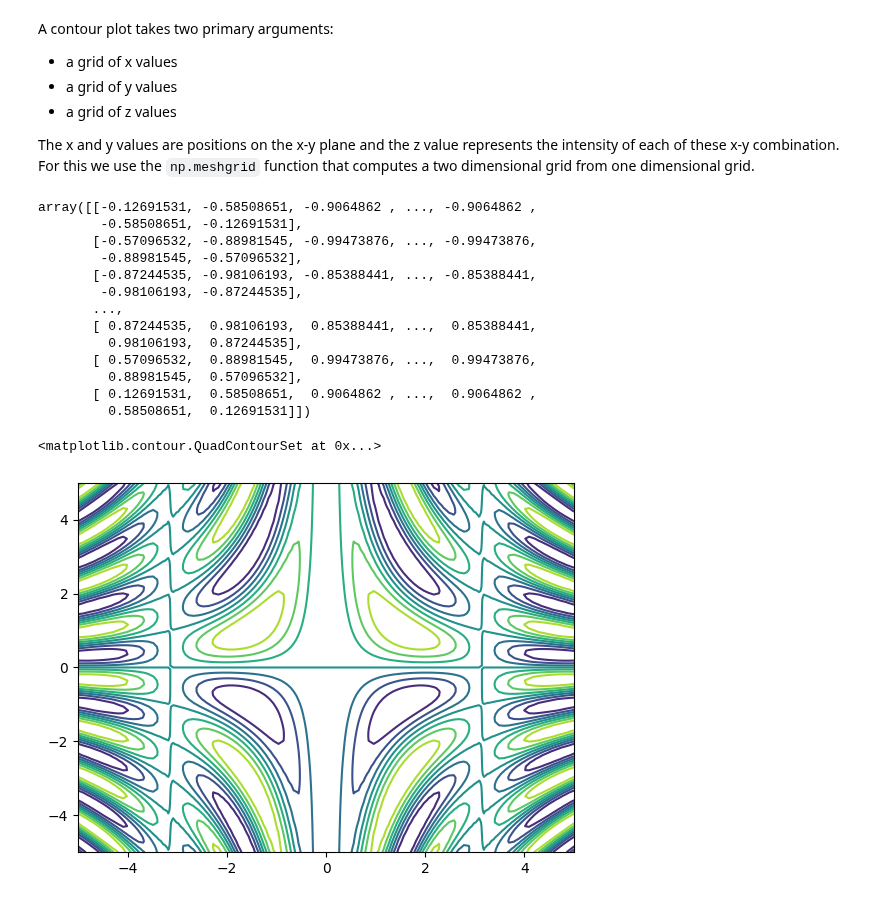
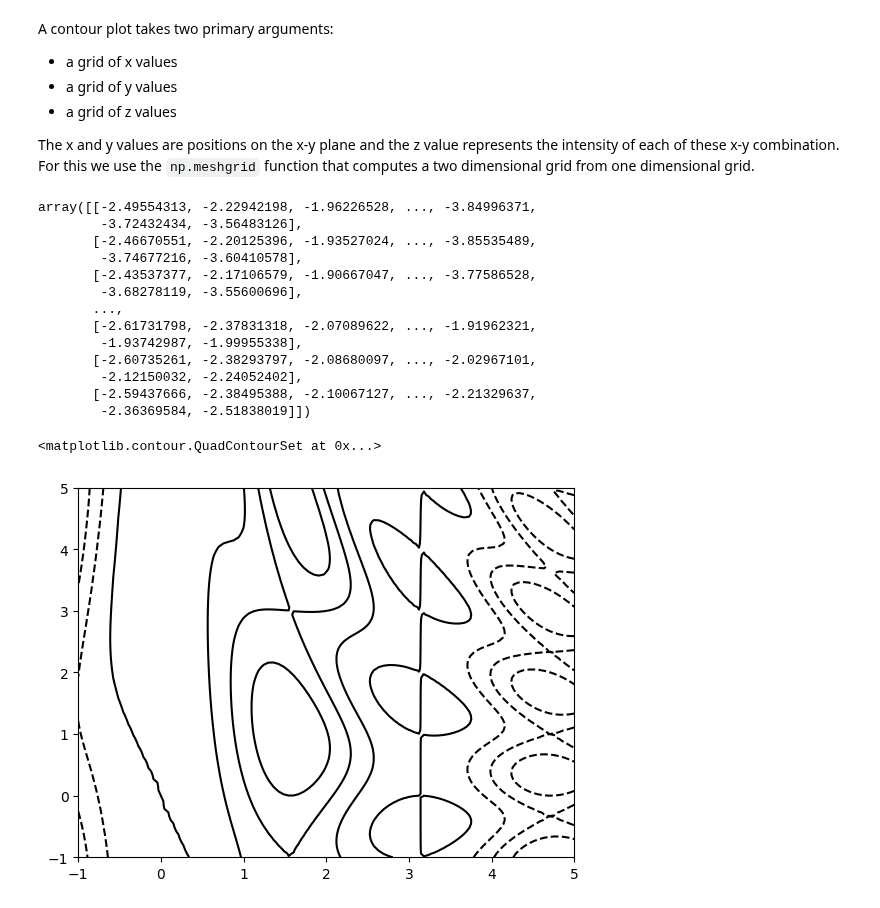
Before and after one commit to denis-james/Self-Learning, a Jupyter notebook: Matplotlib/4. Density and Contour Plots.ipynb, the cells around one changed output. Saved outputs shown, nothing was run; the diff lists cells and outputs as text; code cells hidden in the pictures.

Commit message:
Density and Contour Plots completed

```diff
--- a/Matplotlib/4. Density and Contour Plots.ipynb
+++ b/Matplotlib/4. Density and Contour Plots.ipynb
@@ -12,7 +12,7 @@ Sometimes visualizing 3d plots can be done using 2d plots with color coded regio
 Let's first beging with the simple format of 3dimensional function $z=f(x,y)$
 # %%
 def f(x,y):
-    return np.sin(x)*np.sin(x*y)
+    return np.sin(x)*np.sin(x*y)+3*np.sin(x)**3
 # %% [markdown]
 A contour plot takes two primary arguments:
 - a grid of x values
@@ -22,26 +22,26 @@ A contour plot takes two primary arguments:
 The x and y values are positions on the x-y plane and the z value represents the intensity of each of these x-y combination.
 For this we use the `np.meshgrid` function that computes a two dimensional grid from one dimensional grid.
 # %%
-x=np.linspace(-5,5,100)
-y=np.linspace(-5,5,100)
+x=np.linspace(-1,5,100)
+y=np.linspace(-1,5,100)
 X,Y=np.meshgrid(x,y)
 f(X,Y)
 # %% [output]
-array([[-0.12691531, -0.58508651, -0.9064862 , ..., -0.9064862 ,
-        -0.58508651, -0.12691531],
-       [-0.57096532, -0.88981545, -0.99473876, ..., -0.99473876,
-        -0.88981545, -0.57096532],
-       [-0.87244535, -0.98106193, -0.85388441, ..., -0.85388441,
-        -0.98106193, -0.87244535],
+array([[-2.49554313, -2.22942198, -1.96226528, ..., -3.84996371,
+        -3.72432434, -3.56483126],
+       [-2.46670551, -2.20125396, -1.93527024, ..., -3.85535489,
+        -3.74677216, -3.60410578],
+       [-2.43537377, -2.17106579, -1.90667047, ..., -3.77586528,
+        -3.68278119, -3.55600696],
        ...,
-       [ 0.87244535,  0.98106193,  0.85388441, ...,  0.85388441,
-         0.98106193,  0.87244535],
-       [ 0.57096532,  0.88981545,  0.99473876, ...,  0.99473876,
-         0.88981545,  0.57096532],
-       [ 0.12691531,  0.58508651,  0.9064862 , ...,  0.9064862 ,
-         0.58508651,  0.12691531]])
+       [-2.61731798, -2.37831318, -2.07089622, ..., -1.91962321,
+        -1.93742987, -1.99955338],
+       [-2.60735261, -2.38293797, -2.08680097, ..., -2.02967101,
+        -2.12150032, -2.24052402],
+       [-2.59437666, -2.38495388, -2.10067127, ..., -2.21329637,
+        -2.36369584, -2.51838019]])
 # %%
-plt.contour(X,Y,f(X,Y))
+plt.contour(X,Y,f(X,Y),colors='black')
 # %% [output]
 <matplotlib.contour.QuadContourSet at 0x...>
-[figure, old version]
+[figure, new version]
```
Also changed, not shown: parts of 11 cells of this notebook.
